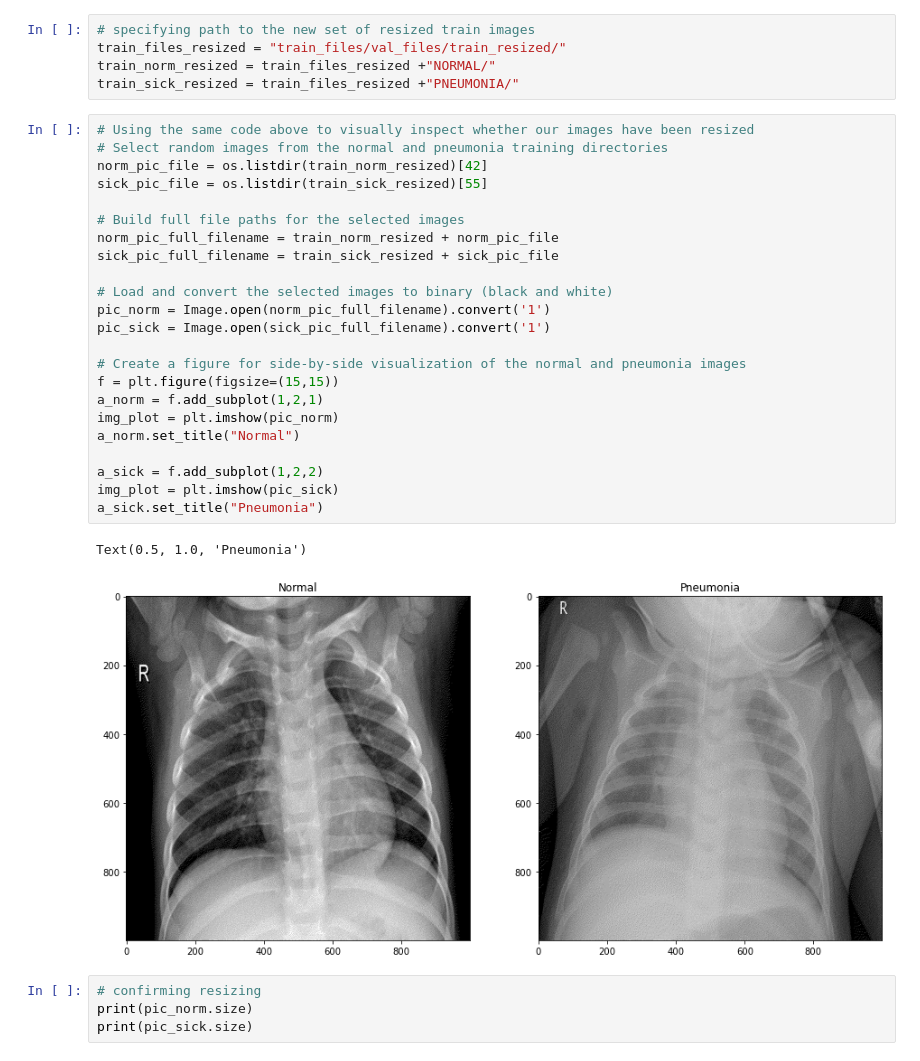
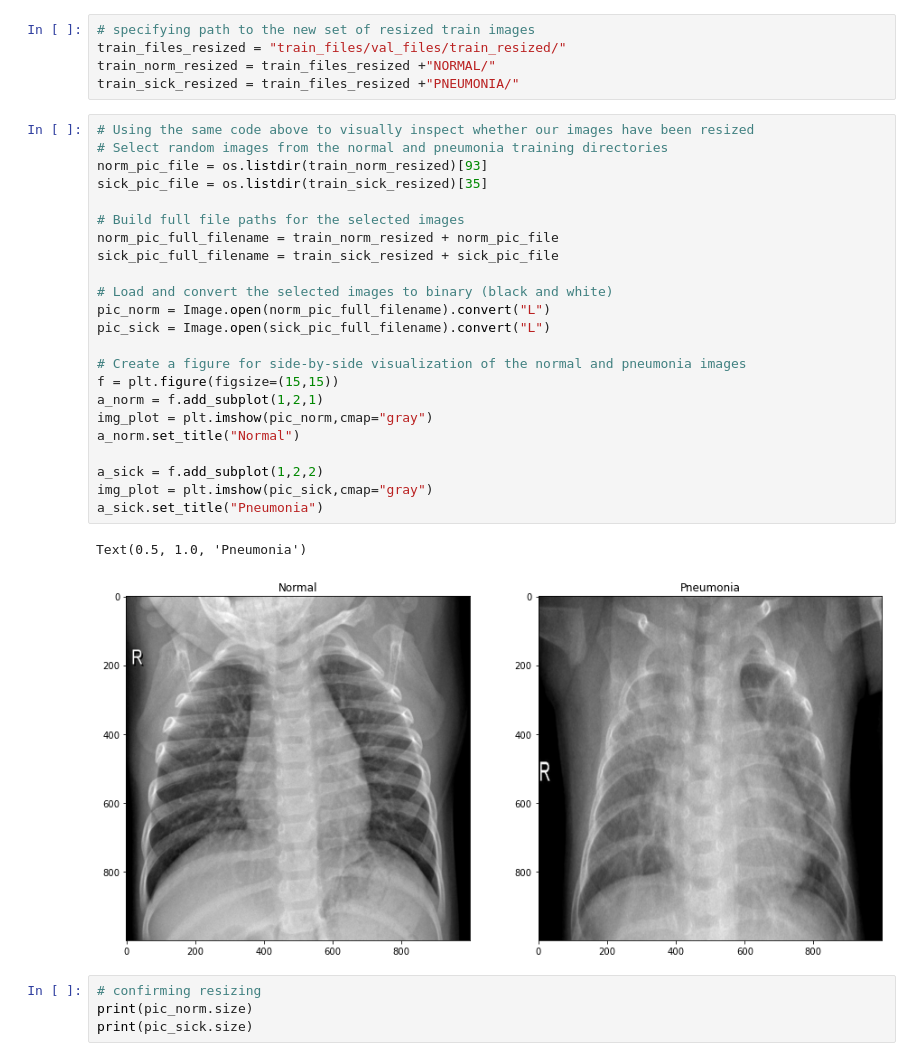
Before and after one commit to KarimiNyaga/X-Ray-Classification-Using-CNN, a Jupyter notebook: image-classification.ipynb, the cells around one changed output. Cells and saved outputs as stored; diff of their text form.

```diff
--- a/image-classification.ipynb
+++ b/image-classification.ipynb
@@ -195,29 +195,29 @@ train_sick_resized = train_files_resized +"PNEUMONIA/"
 # %%
 # Using the same code above to visually inspect whether our images have been resized
 # Select random images from the normal and pneumonia training directories
-norm_pic_file = os.listdir(train_norm_resized)[42]
-sick_pic_file = os.listdir(train_sick_resized)[55]
+norm_pic_file = os.listdir(train_norm_resized)[93]
+sick_pic_file = os.listdir(train_sick_resized)[35]
 
 # Build full file paths for the selected images
 norm_pic_full_filename = train_norm_resized + norm_pic_file
 sick_pic_full_filename = train_sick_resized + sick_pic_file
 
 # Load and convert the selected images to binary (black and white)
-pic_norm = Image.open(norm_pic_full_filename).convert('1')
-pic_sick = Image.open(sick_pic_full_filename).convert('1')
+pic_norm = Image.open(norm_pic_full_filename).convert("L")
+pic_sick = Image.open(sick_pic_full_filename).convert("L")
 
 # Create a figure for side-by-side visualization of the normal and pneumonia images
 f = plt.figure(figsize=(15,15))
 a_norm = f.add_subplot(1,2,1)
-img_plot = plt.imshow(pic_norm)
+img_plot = plt.imshow(pic_norm,cmap="gray")
 a_norm.set_title("Normal")
 
 a_sick = f.add_subplot(1,2,2)
-img_plot = plt.imshow(pic_sick)
+img_plot = plt.imshow(pic_sick,cmap="gray")
 a_sick.set_title("Pneumonia")
 # %% [output]
 Text(0.5, 1.0, 'Pneumonia')
-[figure, old version]
+[figure, new version]
 # %%
 # confirming resizing
 print(pic_norm.size)
```
Also changed, not shown: parts of 8 cells of this notebook.
